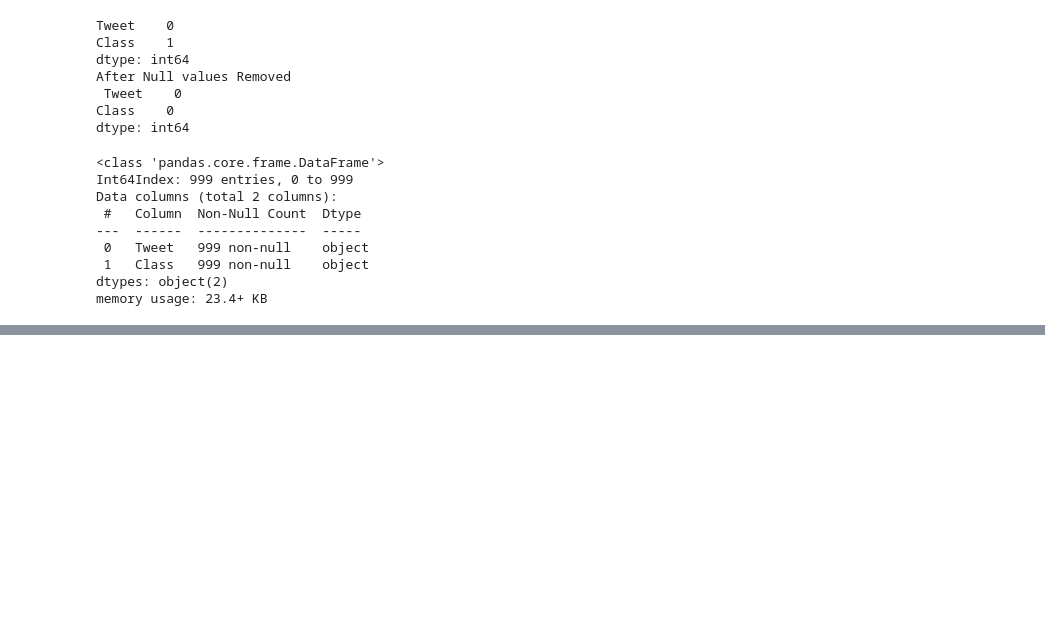
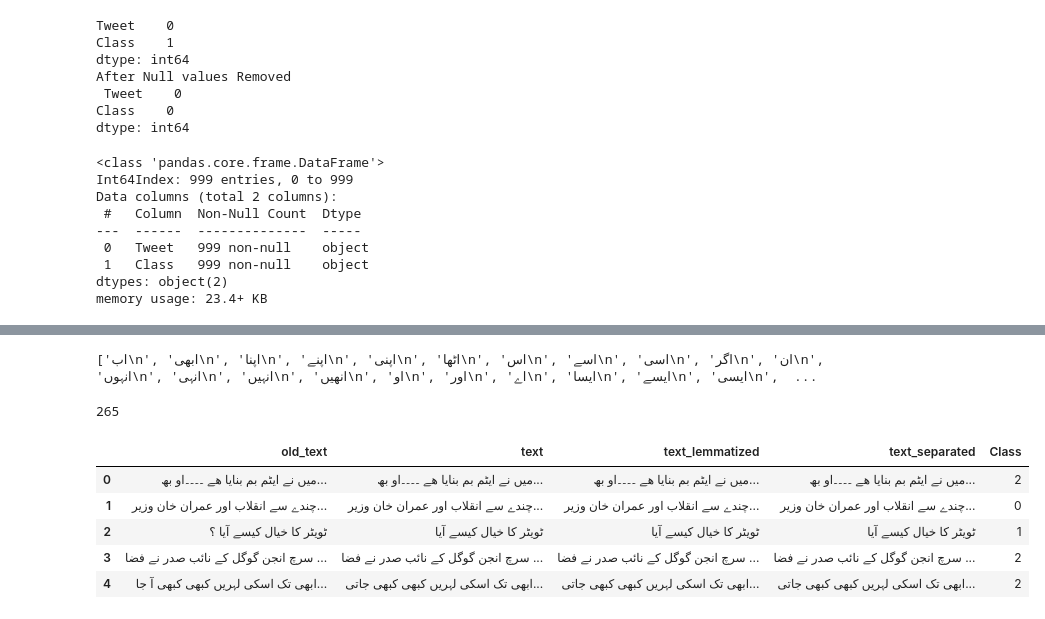
Before and after one commit to Muhammad-Hamza-Khan-03/Academics, a Jupyter notebook: NLP Assignments/Assignment_3/21l-5654-A3-Q1.ipynb, the cells around one changed output, grey strips where cells are left out. Saved outputs shown, nothing was run; the diff lists cells and outputs as text; code cells hidden in the pictures; blank space fills up the shorter version.

```diff
--- a/NLP Assignments/Assignment_3/21l-5654-A3-Q1.ipynb
+++ b/NLP Assignments/Assignment_3/21l-5654-A3-Q1.ipynb
@@ -50,0 +113,64 @@ memory usage: 23.4+ KB
+# %%
+
+file_path = 'my_urdu_stopwords.txt'
+with open(file_path,'r',encoding='utf-8')as file:
+    urdu_stop_words = file.readlines()
+print(urdu_stop_words)
+# %% [output]
+['اب\n', 'ابھی\n', 'اپنا\n', 'اپنے\n', 'اپنی\n', 'اٹھا\n', 'اس\n', 'اسے\n', 'اسی\n', 'اگر\n', 'ان\n', 'انہوں\n', 'انہی\n', 'انہیں\n', 'انھیں\n', 'او\n', 'اور\n', 'اے\n', 'ایسا\n', 'ایسے\n', 'ایسی\n',  ...
+# %%
+import string
+print(len(urdu_stop_words))
+# %% [output]
+265
+# %%
+
+def preprocess_text(text,stopwords):
+    text = text.str.replace(r'[\(\[].*?[\)\]]', '')# Remove text in square brackets and parentheses
+
+    text = text.str.replace('\n', ' ')# Remove newline characters
+
+    text = text.str.lower()# Convert text to lowercase
+
+    text = text.str.replace(r'\d+', '')# Remove numbers
+
+    text = text.str.replace(r'[@#]', '')# Remove '@' and '#' characters
+
+    text = text.str.replace('[{}]'.format(string.punctuation), '') # Remove punctuation
+
+    clean_text = []
+    ignore = set(stopwords)  # Remove stopwords from text
+
+    for i in text:
+        words = nltk.word_tokenize(i)
+        words = [word for word in words if word not in ignore and len(word) > 1]
+        res_text = " ".join(words)
+        clean_text.append(res_text)
+
+    return clean_text
+
+    removed_stopwords = []
+    for text in Tweet_text:
+        if text not in stopwords:
+            removed_stopwords.append(text)
+def lemmatize_text(text):
+    lemmatizer = WordNetLemmatizer()
+    tokens = word_tokenize(text)
+    lemmatized_tokens = [lemmatizer.lemmatize(token) for token in tokens]
+    return ' '.join(lemmatized_tokens)
+# %%
+processed_df=pd.DataFrame(columns=['old_text','text'])
+processed_df['old_text'] = urdu_dataset['Tweet']
+processed_df['text'] = preprocess_text(processed_df['old_text'],urdu_stop_words)
+processed_df['text_lemmatized'] = processed_df['text'].apply(lemmatize_text)
+processed_df['text_separated'] = processed_df['text'].apply(str)
+processed_df['Class'] = urdu_dataset['Class']
+
+processed_df.head()
+# %% [output]
+|  | old_text | text | text_lemmatized | text_separated | Class |
+| 0 | میں نے ایٹم بم بنایا ھے ۔۔۔۔او بھ... | میں نے ایٹم بم بنایا ھے ۔۔۔۔او بھ... | میں نے ایٹم بم بنایا ھے ۔۔۔۔او بھ... | میں نے ایٹم بم بنایا ھے ۔۔۔۔او بھ... | 2 |
+| 1 | چندے سے انقلاب اور عمران خان وزیر... | چندے سے انقلاب اور عمران خان وزیر... | چندے سے انقلاب اور عمران خان وزیر... | چندے سے انقلاب اور عمران خان وزیر... | 0 |
+| 2 | ٹویٹر کا خیال کیسے آیا ؟ | ٹویٹر کا خیال کیسے آیا | ٹویٹر کا خیال کیسے آیا | ٹویٹر کا خیال کیسے آیا | 1 |
+| 3 | سرچ انجن گوگل کے نائب صدر نے فضا ... | سرچ انجن گوگل کے نائب صدر نے فضا ... | سرچ انجن گوگل کے نائب صدر نے فضا ... | سرچ انجن گوگل کے نائب صدر نے فضا ... | 2 |
+| 4 | ابھی تک اسکی لہریں کبھی کبھی آ جا... | ابھی تک اسکی لہریں کبھی کبھی جاتی... | ابھی تک اسکی لہریں کبھی کبھی جاتی... | ابھی تک اسکی لہریں کبھی کبھی جاتی... | 2 |
```
Also changed, not shown: parts of 22 cells of this notebook, 1 other file.
